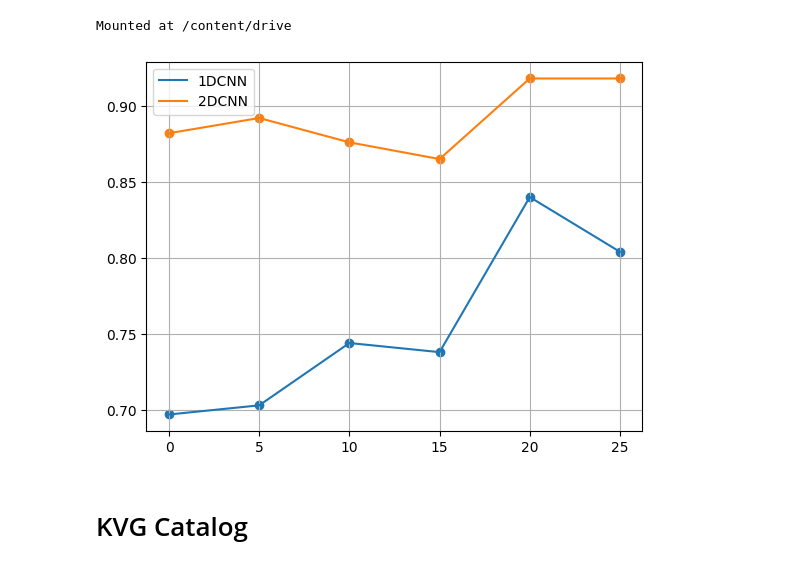
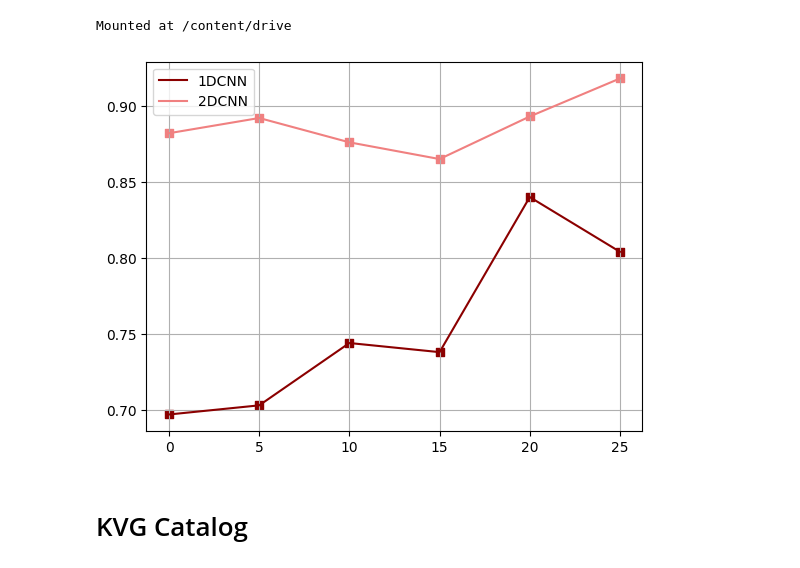
Before and after one commit to Mpinaz/Thesis, a Jupyter notebook: Plots_of_Catalog.ipynb, the cells around one changed output. Saved outputs shown, nothing was run; the diff lists cells and outputs as text; code cells hidden in the pictures.

```diff
--- a/Plots_of_Catalog.ipynb
+++ b/Plots_of_Catalog.ipynb
@@ -34,21 +34,23 @@ drive.mount('/content/drive')
 # %% [output]
 Mounted at /content/drive
 # %%
+import matplotlib.pyplot as plt
 monoDbacctest = [0.697, 0.703, 0.744, 0.738, 0.840, 0.804]
-biDbacctest = [0.882, 0.892, 0.876, 0.865 , 0.918, 0.918]
+biDbacctest = [0.882, 0.892, 0.876, 0.865 , 0.893, 0.918]
 x = range(0,30,5)
 
-plt.plot(x, monoDbacctest,label = "1DCNN")
-plt.scatter(x, monoDbacctest)
+plt.plot(x, monoDbacctest,label = "1DCNN", color = "darkred")
+plt.scatter(x, monoDbacctest, color = "darkred", marker = "s")
 
-plt.plot(x, biDbacctest, label = "2DCNN")
-plt.scatter(x, biDbacctest)
+plt.plot(x, biDbacctest, label = "2DCNN", color = "lightcoral")
+plt.scatter(x, biDbacctest, color = "lightcoral", marker = "s")
 
 plt.grid("on")
 plt.legend()
+plt.savefig("Andamenti Per Finestra.png")
 plt.show()
 # %% [output]
-[figure, old version]
+[figure, new version]
 # %% [markdown]
 # KVG Catalog
 # %% [markdown]
```
